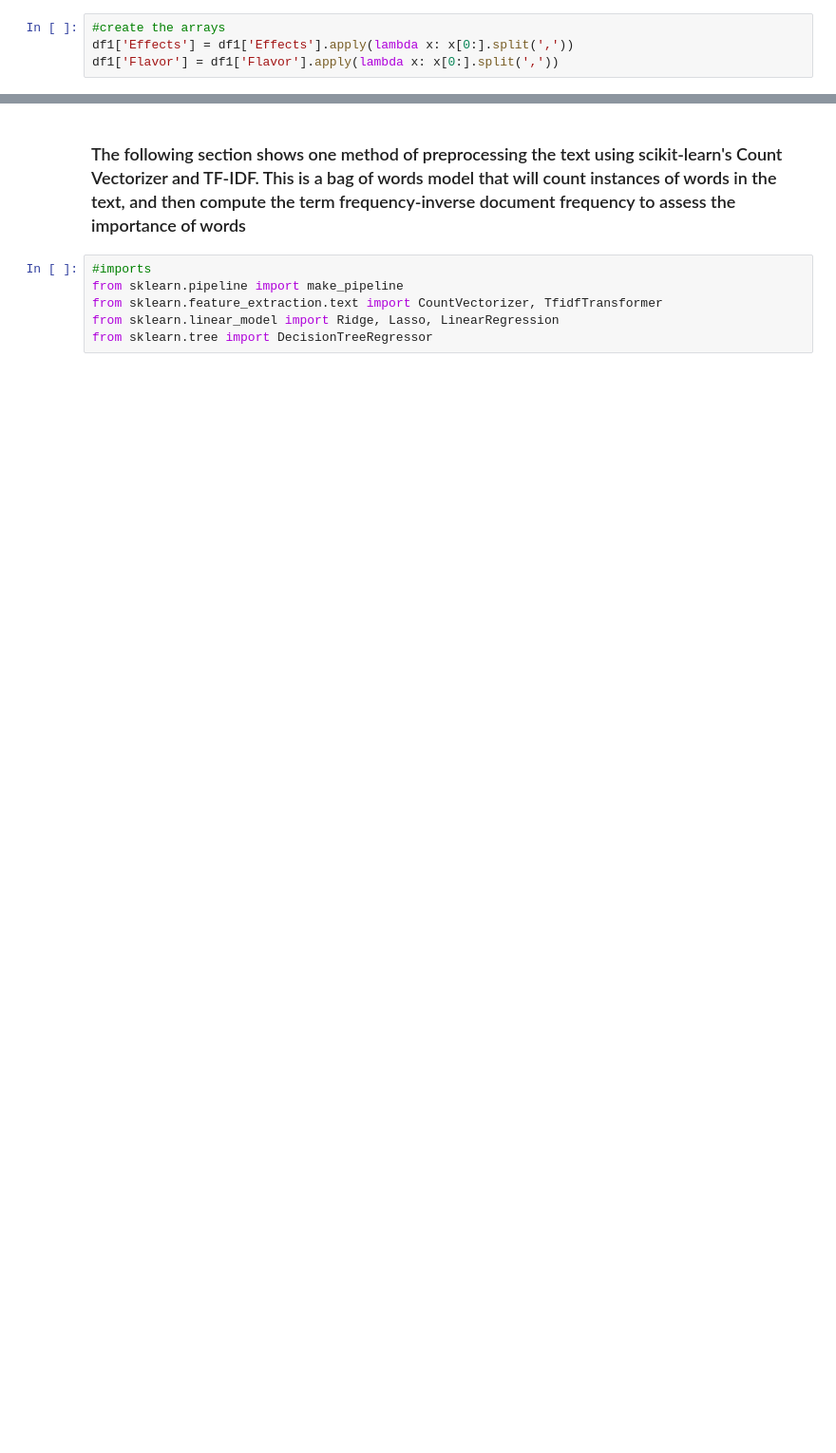
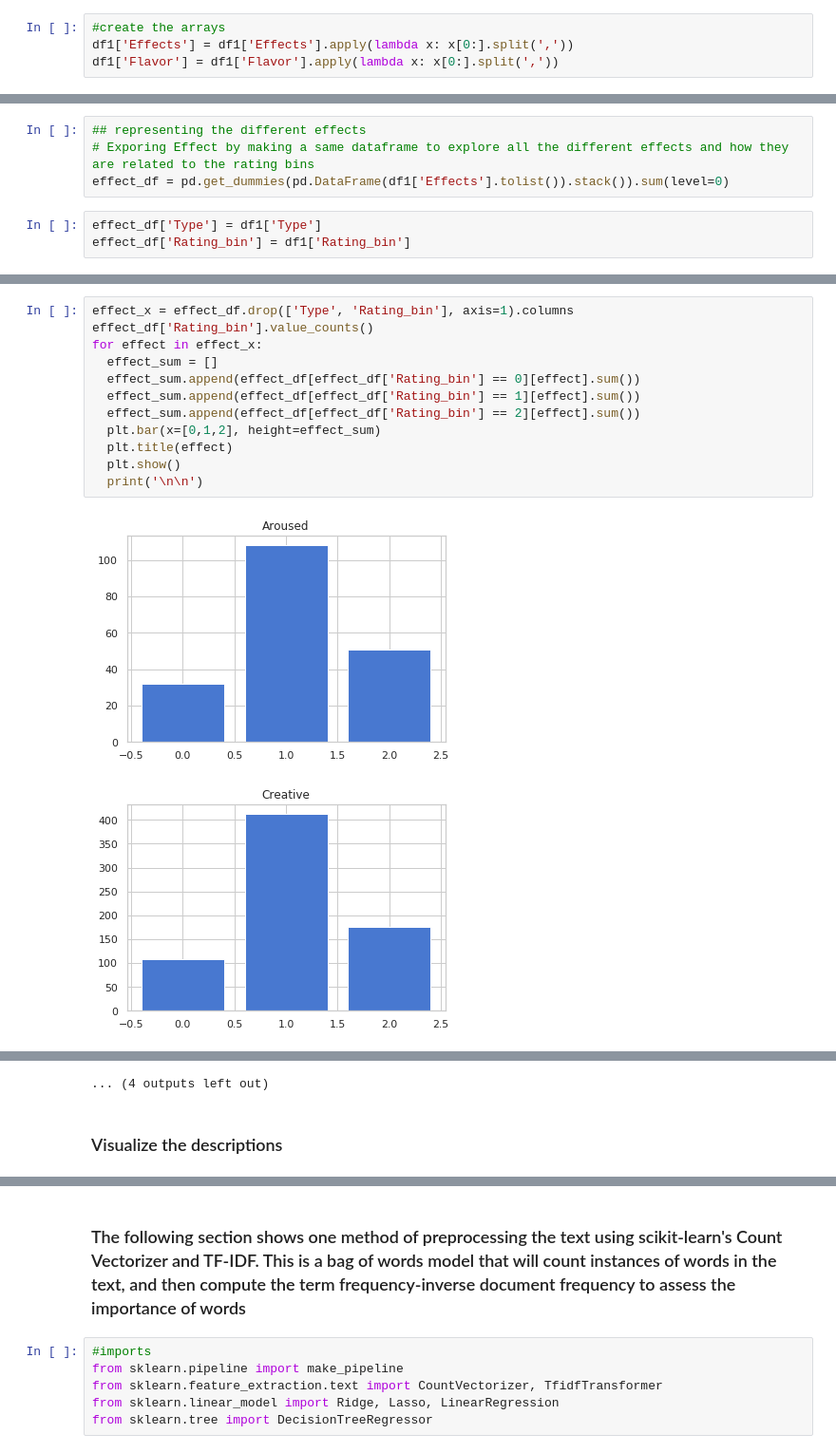
Before and after one commit to mpipher2/SCS_3253_ML_NLP, a Jupyter notebook: cannabis_analysis.ipynb, the cells around one changed output, grey strips where cells are left out. Shown: that part at 95% size. Saved outputs shown, nothing was run; the diff lists cells and outputs as text; blank space fills up the shorter version.

```diff
--- a/cannabis_analysis.ipynb
+++ b/cannabis_analysis.ipynb
@@ -62,0 +171,7 @@ df1['Flavor'] = df1['Flavor'].apply(lambda x: x[0:].split(','))
+# %%
+## representing the different effects
+# Exporing Effect by making a same dataframe to explore all the different effects and how they are related to the rating bins
+effect_df = pd.get_dummies(pd.DataFrame(df1['Effects'].tolist()).stack()).sum(level=0)
+# %%
+effect_df['Type'] = df1['Type']
+effect_df['Rating_bin'] = df1['Rating_bin']
@@ -62,0 +187,15 @@ df1['Flavor'] = df1['Flavor'].apply(lambda x: x[0:].split(','))
+# %%
+effect_x = effect_df.drop(['Type', 'Rating_bin'], axis=1).columns
+effect_df['Rating_bin'].value_counts()
+for effect in effect_x:
+  effect_sum = []
+  effect_sum.append(effect_df[effect_df['Rating_bin'] == 0][effect].sum())
+  effect_sum.append(effect_df[effect_df['Rating_bin'] == 1][effect].sum())
+  effect_sum.append(effect_df[effect_df['Rating_bin'] == 2][effect].sum())
+  plt.bar(x=[0,1,2], height=effect_sum)
+  plt.title(effect)
+  plt.show()
+  print('\n\n')
+# %% [output]
+[figure, added]
+[figure, added]
@@ -62,0 +212,3 @@ df1['Flavor'] = df1['Flavor'].apply(lambda x: x[0:].split(','))
+... (4 outputs left out)
+# %% [markdown]
+### Visualize the descriptions
```
Also changed, not shown: parts of 39 cells of this notebook.
